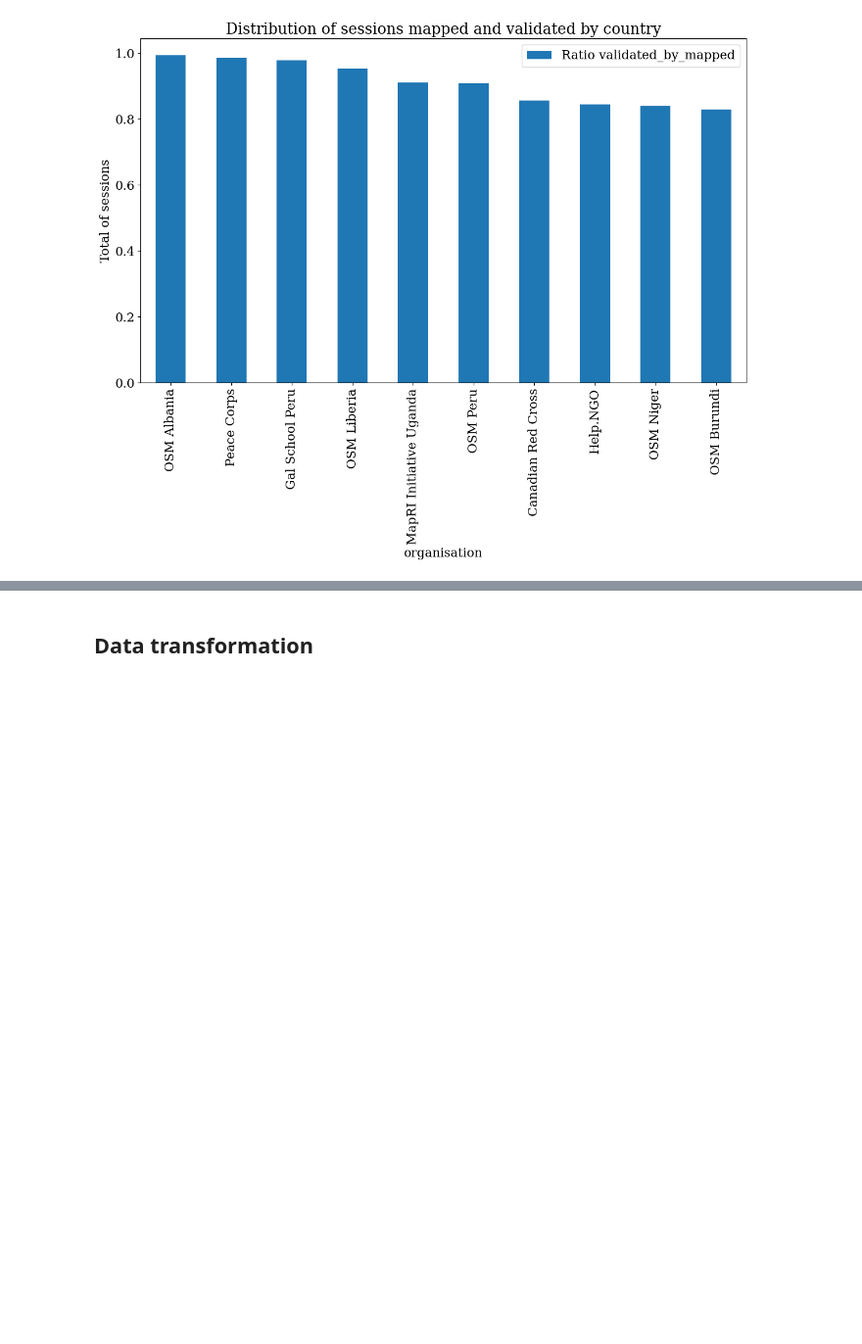
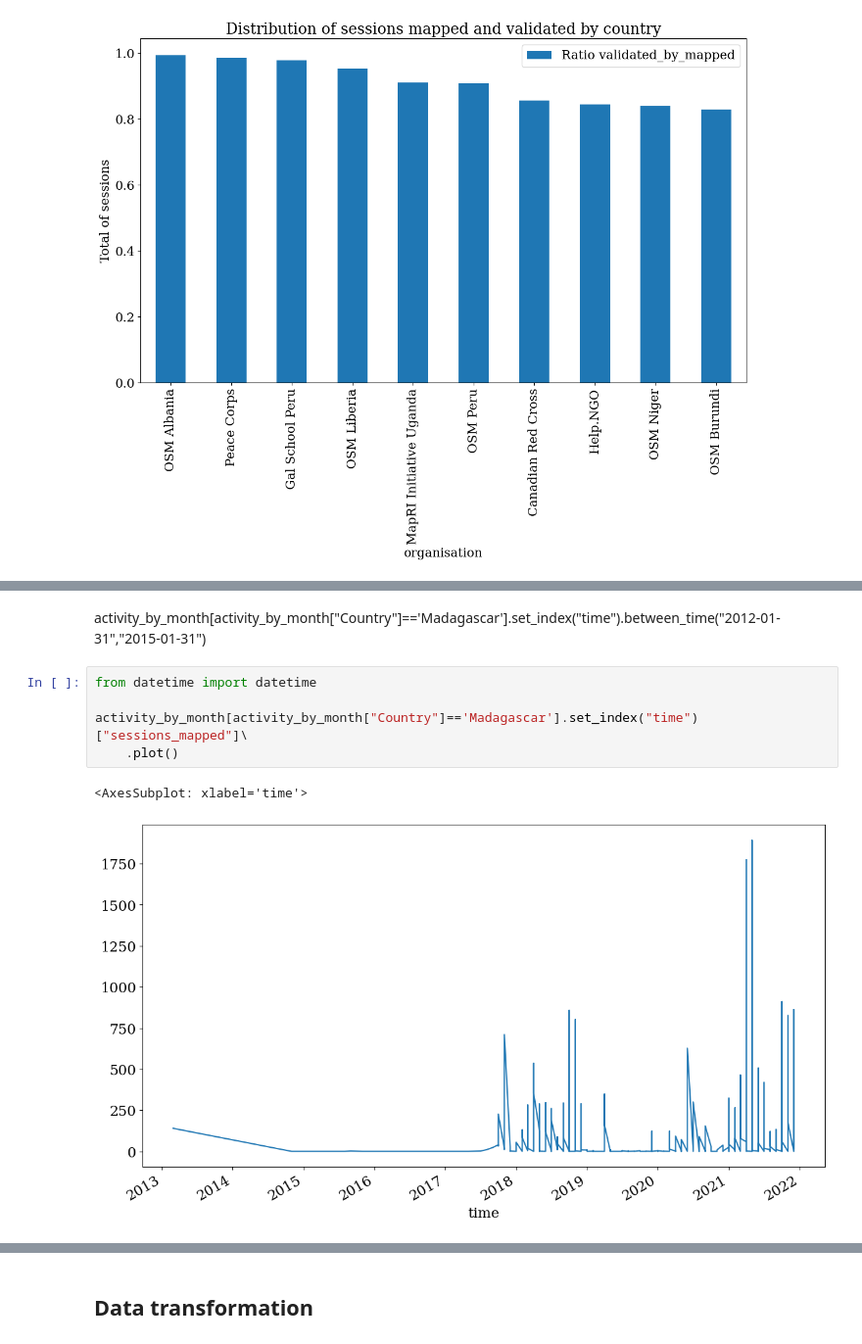
Before and after one commit to SIDIBEMoussa/Humanitarian-activity-analysis, a Jupyter notebook: Final notebook (EDA + Modeling)/Final_Notebook.ipynb, the cells around one changed output, grey strips where cells are left out. Shown at 98% size. Drawn from its saved outputs; the diff is of its cells as text; blank space fills up the shorter version.

```diff
--- a/Final notebook (EDA + Modeling)/Final_Notebook.ipynb
+++ b/Final notebook (EDA + Modeling)/Final_Notebook.ipynb
@@ -221,0 +209,10 @@ plt.show()
+# %% [markdown]
+activity_by_month[activity_by_month["Country"]=='Madagascar'].set_index("time").between_time("2012-01-31","2015-01-31")
+# %%
+from datetime import datetime
+
+activity_by_month[activity_by_month["Country"]=='Madagascar'].set_index("time")["sessions_mapped"]\
+    .plot()
+# %% [output]
+<AxesSubplot: xlabel='time'>
+[figure, added]
```
Also changed, not shown: parts of 9 cells of this notebook.
